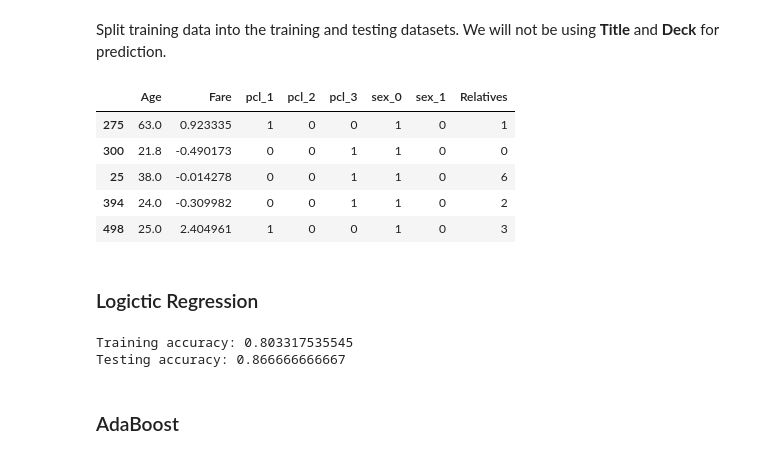
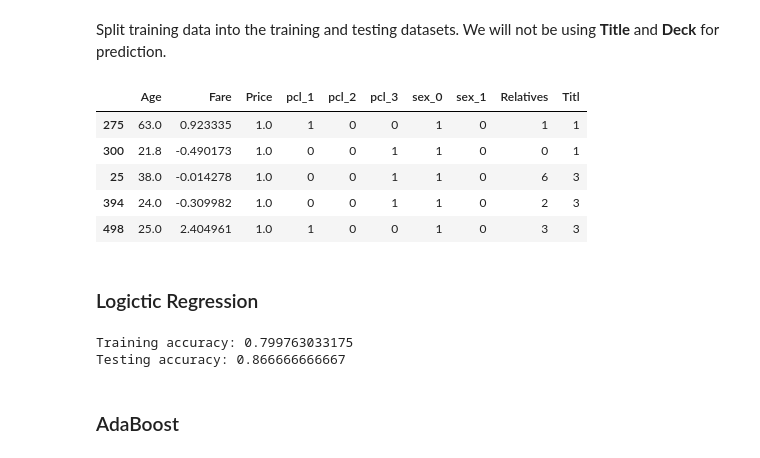
Before and after one commit to eeghor/kaggle-titanic, a Jupyter notebook: titanic-data-analysis.ipynb, the cells around one changed output. Saved outputs shown, nothing was run; the diff lists cells and outputs as text; code cells hidden in the pictures.

```diff
--- a/titanic-data-analysis.ipynb
+++ b/titanic-data-analysis.ipynb
@@ -129,11 +143,18 @@ def preprocess_data(df):
     mr_idx = tmp_df["Title"].str.strip().isin(same_as_mr)
     mrs_idx = tmp_df["Title"].str.strip().isin(same_as_mrs)
 
+
+    #print(fare200_idx)
+
+
+
+    #print(tmp_df["Price"].head())
+
     tmp_df.loc[miss_idx, "Age"] = tmp_df.loc[miss_idx, "Age"].fillna(aver_age_miss)
     tmp_df.loc[mr_idx,"Age"] = tmp_df.loc[mr_idx,"Age"].fillna(aver_age_mr)
     tmp_df.loc[mrs_idx,"Age"] = tmp_df.loc[mrs_idx,"Age"].fillna(aver_age_mrs)
 
-    tmp_df = tmp_df.drop(["Title","Cabin","PassengerId","Name","Ticket"],axis=1)
+    tmp_df = tmp_df.drop(["Cabin","PassengerId","Name","Ticket"],axis=1)
 
     # if Fare is absent, estimate as the mean fare
     nofare_idx = tmp_df["Fare"].isnull()
@@ -149,6 +170,15 @@ def preprocess_data(df):
     from sklearn.preprocessing import StandardScaler
     stdsc = StandardScaler()
     tmp_df[["Fare"]] = stdsc.fit_transform(tmp_df[["Fare"]])
+
+    fare100_idx = tmp_df["Fare"] < 100
+    fare200_idx = (tmp_df["Fare"] >= 100) & (tmp_df["Fare"] < 200)
+    fare300_idx= (tmp_df["Fare"] >= 200) & (tmp_df["Fare"] < 300)
+    fare400_idx= (tmp_df["Fare"] >= 300)
+    tmp_df.loc[fare100_idx, "Price"] = 1
+    tmp_df.loc[fare200_idx, "Price"] = 2
+    tmp_df.loc[fare300_idx, "Price"] = 3
+    tmp_df.loc[fare400_idx, "Price"] = 4
 
     # encode categorical features "Sex" and "Embarked" into integers:
     le_sex = LabelEncoder()
@@ -167,6 +197,15 @@ def preprocess_data(df):
     tmp_df["Relatives"] = tmp_df["SibSp"]+tmp_df["Parch"]
     tmp_df = tmp_df.drop(["Sex_Int","Emb_Int","Pclass"],1)
 
+    tmp_df.loc[tmp_df["Title"].str.strip().isin(same_as_mrs), "Title"] = "Mrs"
+    tmp_df.loc[tmp_df["Title"].str.strip().isin(same_as_mr), "Title"] = "Mr"
+    tmp_df.loc[tmp_df["Title"].str.strip().isin(same_as_ms), "Title"] = "Miss"
+     # encode categorical "Title" into integers:
+    le_title = LabelEncoder()
+    tmp_df["Titl"] = le_title.fit_transform(tmp_df["Title"])
+
+    tmp_df = tmp_df.drop(["SibSp","Parch","Title"],1)
+
     return tmp_df
 # %%
 training_processed = preprocess_data(training_df)
@@ -192,19 +238,19 @@ processed training dataset has 889 rows
 # %% [markdown]
 Split training data into the training and testing datasets. We will not be using **Title** and **Deck** for prediction.
 # %%
-X = training_processed.iloc[:,[1,4,5,6,7,8,9,10]]  # variables
+X = training_processed.iloc[:,1:]  # variables
 y = training_processed.iloc[:,0]   # outcome
 
 X_train, X_test, y_train, y_test = train_test_split(X, y, test_size=0.05, random_state=11)
 
 X_train.head()
 # %% [output]
-|  | Age | Fare | pcl_1 | pcl_2 | pcl_3 | sex_0 | sex_1 | Relatives |
-| 275 | 63.0 | 0.923335 | 1 | 0 | 0 | 1 | 0 | 1 |
-| 300 | 21.8 | -0.490173 | 0 | 0 | 1 | 1 | 0 | 0 |
-| 25 | 38.0 | -0.014278 | 0 | 0 | 1 | 1 | 0 | 6 |
-| 394 | 24.0 | -0.309982 | 0 | 0 | 1 | 1 | 0 | 2 |
-| 498 | 25.0 | 2.404961 | 1 | 0 | 0 | 1 | 0 | 3 |
+|  | Age | Fare | Price | pcl_1 | pcl_2 | pcl_3 | sex_0 | sex_1 | Relatives | Titl |
+| 275 | 63.0 | 0.923335 | 1.0 | 1 | 0 | 0 | 1 | 0 | 1 | 1 |
+| 300 | 21.8 | -0.490173 | 1.0 | 0 | 0 | 1 | 1 | 0 | 0 | 1 |
+| 25 | 38.0 | -0.014278 | 1.0 | 0 | 0 | 1 | 1 | 0 | 6 | 3 |
+| 394 | 24.0 | -0.309982 | 1.0 | 0 | 0 | 1 | 1 | 0 | 2 | 3 |
+| 498 | 25.0 | 2.404961 | 1.0 | 1 | 0 | 0 | 1 | 0 | 3 | 3 |
 # %% [markdown]
 ### Logictic Regression
 # %%
@@ -215,7 +261,7 @@ lrc.fit(X_train, y_train)
 print('Training accuracy:', lrc.score(X_train, y_train))
 print('Testing accuracy:', lrc.score(X_test, y_test))
 # %% [output]
-Training accuracy: 0.803317535545
+Training accuracy: 0.799763033175
 Testing accuracy: 0.866666666667
 # %% [markdown]
 ### AdaBoost
```
Also changed, not shown: parts of 11 cells of this notebook, 1 other file.
